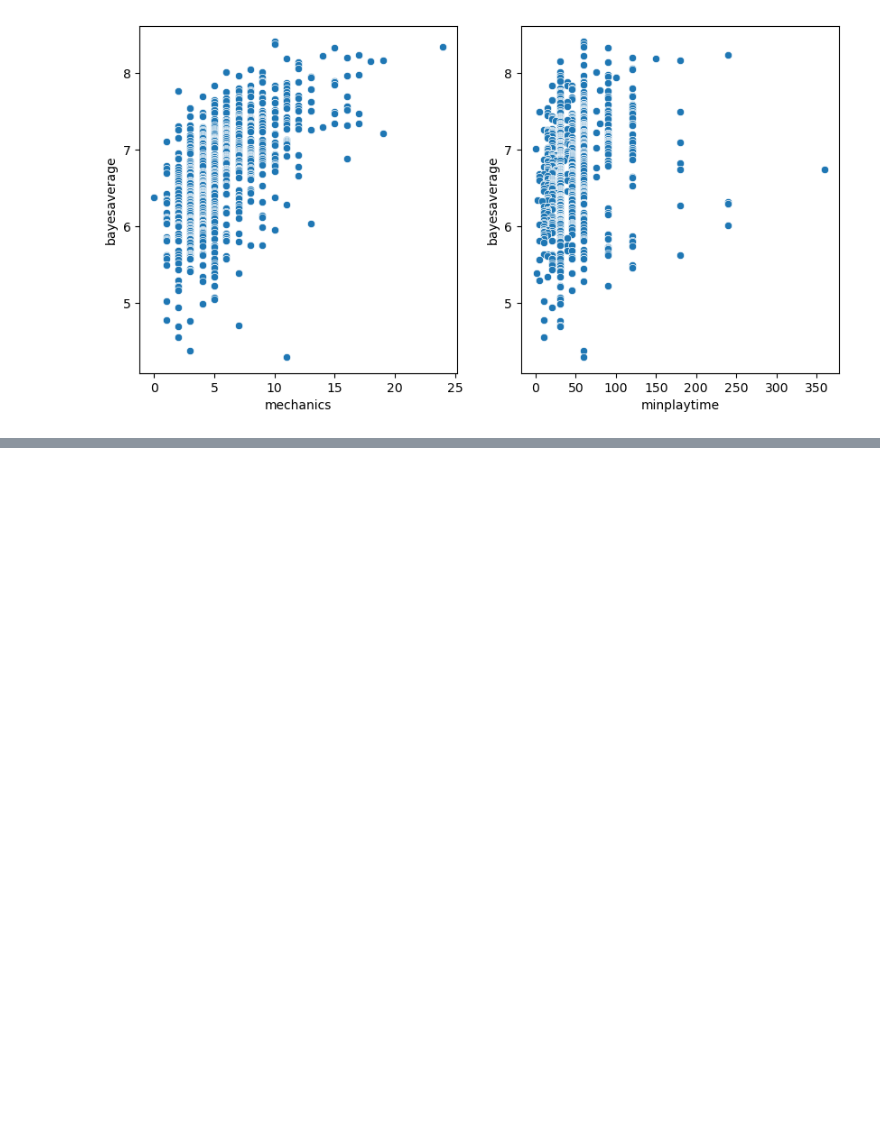
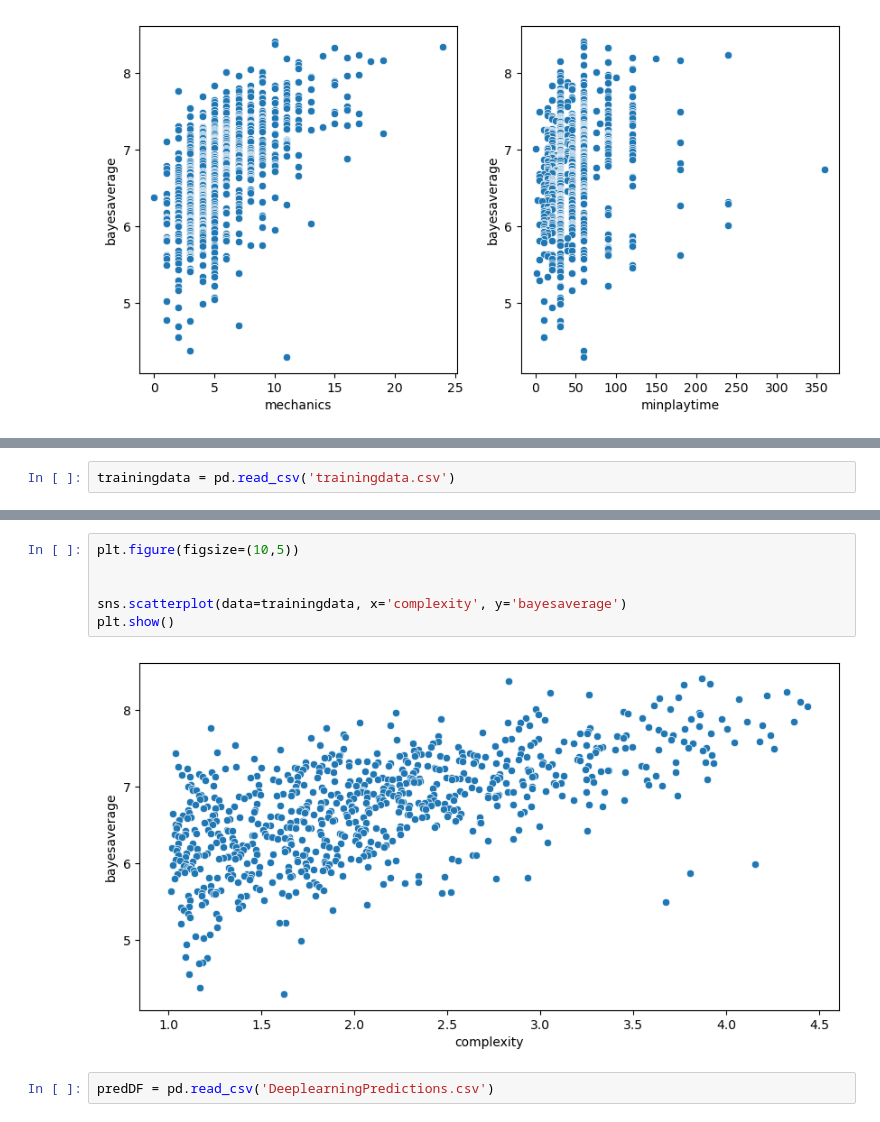
Before and after one commit to cchristensn/486MLProject, a Jupyter notebook: BoardgamesEDA.ipynb, the cells around one changed output, grey strips where cells are left out. Saved outputs shown, nothing was run; the diff lists cells and outputs as text; blank space fills up the shorter version.

Commit message:
update Readme and a bit of exploration of data

```diff
--- a/BoardgamesEDA.ipynb
+++ b/BoardgamesEDA.ipynb
@@ -373,0 +376,2 @@ plt.show()
+# %%
+trainingdata = pd.read_csv('trainingdata.csv')
@@ -373,0 +394,10 @@ plt.show()
+# %%
+plt.figure(figsize=(10,5))
+
+
+sns.scatterplot(data=trainingdata, x='complexity', y='bayesaverage')
+plt.show()
+# %% [output]
+[figure, added]
+# %%
+predDF = pd.read_csv('DeeplearningPredictions.csv')
```
Also changed, not shown: parts of 4 cells of this notebook, 1 other file.
